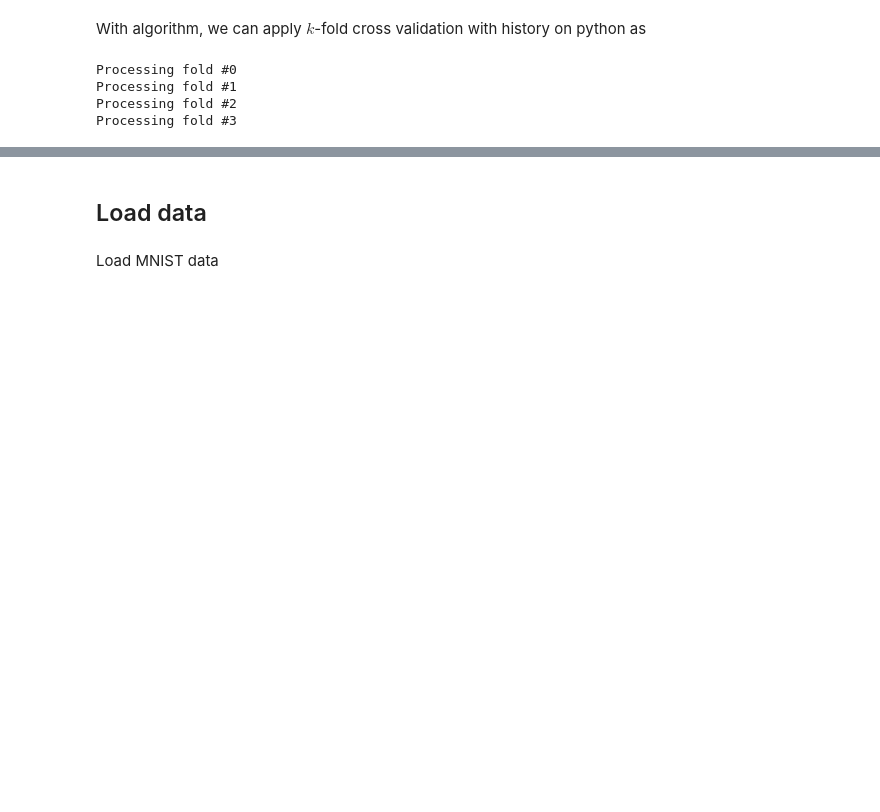
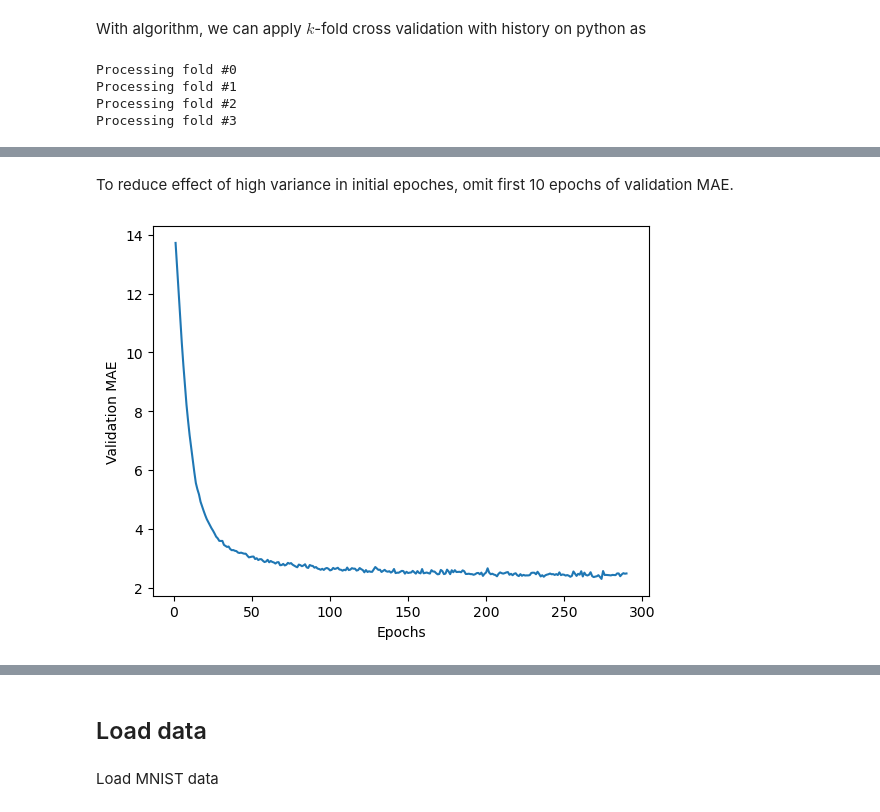
Before and after one commit to jeongho0715/test1, a Jupyter notebook: 20250403.ipynb, the cells around one changed output, grey strips where cells are left out. Saved outputs shown, nothing was run; the diff lists cells and outputs as text; code cells hidden in the pictures; blank space fills up the shorter version.

```diff
--- a/20250403.ipynb
+++ b/20250403.ipynb
@@ -238,0 +287,10 @@ Processing fold #3
+# %% [markdown]
+To reduce effect of high variance in initial epoches, omit first 10 epochs of validation MAE.
+# %%
+truncated_mae_history = average_mae_history[10:]
+plt.plot(range(1, len(truncated_mae_history) + 1), truncated_mae_history)
+plt.xlabel("Epochs")
+plt.ylabel("Validation MAE")
+plt.show()
+# %% [output]
+[figure, added]
```
Also changed, not shown: parts of 22 cells of this notebook.
